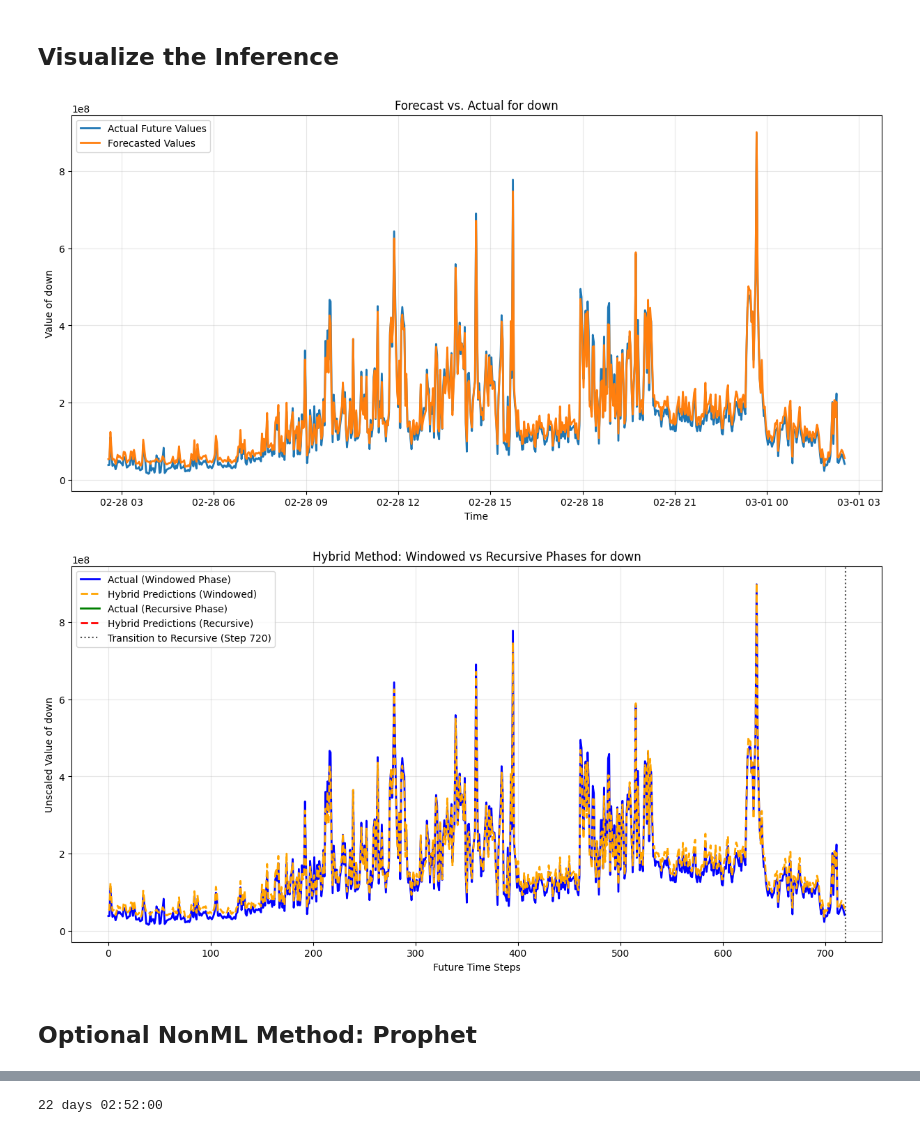
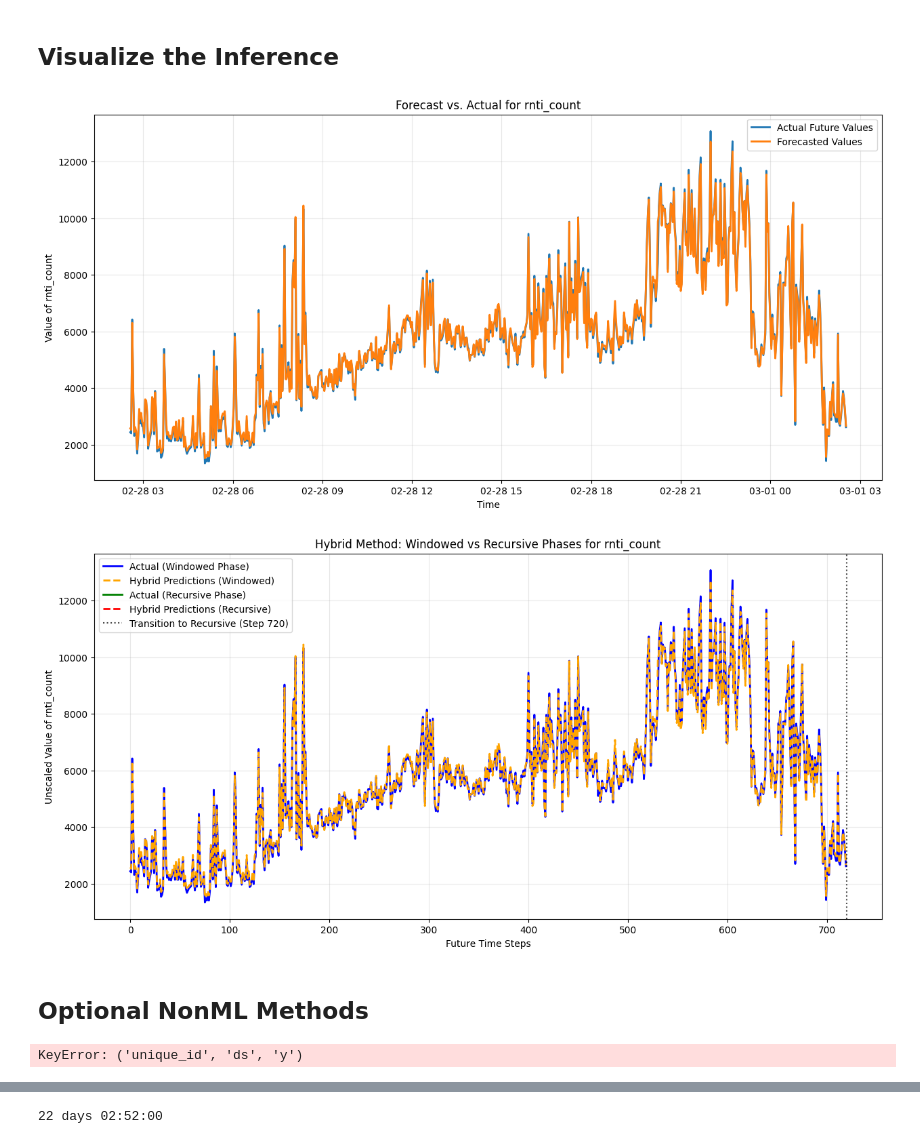
Before and after one commit to harp-wing/FLTS, a Jupyter notebook: Testing.ipynb, the cells around one changed output, grey strips where cells are left out. Saved outputs shown, nothing was run; the diff lists cells and outputs as text; code cells hidden in the pictures.

```diff
--- a/Testing.ipynb
+++ b/Testing.ipynb
@@ -31,23 +32,23 @@ df_eval = time_to_feature(df_eval)
 ## Define Model
 # %%
 class LSTM(nn.Module):
-    def __init__(self, n_endo_features, n_exo_features, hidden_size, output_size, num_layers=1):
+    def __init__(self, input_size: int, n_exo_features: int, hidden_size: int, output_size: int, num_layers: int=1):
         super(LSTM, self).__init__()
-        self.n_features = n_endo_features + n_exo_features
-        self.n_endo_features = n_endo_features
+        self.input_size = input_size
+        self.n_endo_features = input_size - n_exo_features
         self.n_exo_features = n_exo_features
         self.hidden_size = hidden_size
         self.output_size = output_size
         self.num_layers = num_layers
         self.lstm = nn.LSTM(self.n_features, hidden_size, num_layers, batch_first=True)
-        self.fc = nn.Linear(hidden_size, output_size * n_endo_features)
+        self.fc = nn.Linear(hidden_size, output_size * self.n_endo_features)
 
     def forward(self, x):
         """
         Defines the forward pass of the model.
 
         Args:
-            x (torch.Tensor): The input tensor of shape (batch_size, sequence_length, n_features).
+            x (torch.Tensor): The input tensor of shape (batch_size, sequence_length, input_size).
 
         Returns:
             torch.Tensor: The output tensor from the model.
@@ -338,7 +654,7 @@ Inference completed:
 plt.figure(figsize=(15, 7))
 
 # Select which feature to plot (0 for first feature, etc.)
-feature_to_plot = 0
+feature_to_plot = 2
 column_name = df_ml.columns[feature_to_plot]
 feature_name = f"{column_name}"  # Use actual column name
 
@@ -359,34 +675,68 @@ plt.show()
 
 # --- Additional Analysis: Show where method switched from windowed to recursive ---
 if len(actual_values_unscaled) > available_future_steps:
     plt.figure(figsize=(15, 7))
 
     # Plot windowed phase
     windowed_x = np.arange(available_future_steps)
     plt.plot(windowed_x, actual_values_unscaled[:available_future_steps, feature_to_plot],
              '-', label='Actual (Windowed Phase)', linewidth=2, color='blue')
     plt.plot(windowed_x, df_ml.iloc[:available_future_steps, feature_to_plot],
              '--', label='Hybrid Predictions (Windowed)', linewidth=2, color='orange')
 
     # Plot recursive phase
     recursive_x = np.arange(available_future_steps, INFERENCE_LENGTH)
     plt.plot(recursive_x, actual_values_unscaled[available_future_steps:INFERENCE_LENGTH, feature_to_plot],
              '-', label='Actual (Recursive Phase)', linewidth=2, color='green')
     plt.plot(recursive_x, df_ml.iloc[available_future_steps:INFERENCE_LENGTH, feature_to_plot],
              '--', label='Hybrid Predictions (Recursive)', linewidth=2, color='red')
 
     # Add vertical line to show transition
     plt.axvline(x=available_future_steps, color='black', linestyle=':', alpha=0.7,
                 label=f'Transition to Recursive (Step {available_future_steps})')
 
     plt.title(f'Hybrid Method: Windowed vs Recursive Phases for {feature_name}')
     plt.xlabel('Future Time Steps')
     plt.ylabel(f'Unscaled Value of {feature_name}')
     plt.legend()
     plt.grid(True, alpha=0.3)
     plt.show()
 # %% [output]
-[figure, old version]
+[figure, new version]
-[figure, old version]
+[figure, new version]
 # %% [markdown]
-## Optional NonML Method: Prophet
+## Optional NonML Methods
+# %%
+from statsforecast import StatsForecast
+from statsforecast.models import (                                                                                              # type: ignore
+    AutoARIMA, # AutoRegressive Integrated Moving Average
+    AutoETS, # Exponential Smoothing
+    AutoTBATS # Trigonometric seasonality, Box-Cox transformation, ARMA errors, Trend components, Seasonal components
+    # Consider also AutoMFLES
+)
+
+df_sf = df.copy()
+df_sf["unique_id"] = "1"  # Statsforecast requires a unique_id for each time series
+df_sf.index.rename("ds", inplace=True)
+df_sf = df_sf.reset_index()
+df_sf.rename(columns={"down": "y"}, inplace=True)
+df_sf = df_sf[["unique_id", "ds", "y"]]
+
+df_true = df_eval.copy()
+df_true["unique_id"] = "1"
+df_true.index.rename("ds", inplace=True)
+df_true = df_true.reset_index()
+X_df = df_true.drop(columns=TRIMS)
+
+sf = StatsForecast(
+    models=[AutoARIMA(season_length=30)],
+    freq="2min",
+    n_jobs=1,
+
+)
+
+sf.fit(df_sf)
+
+forecast_df = sf.predict(h=df_eval.shape[0], X_df=X_df)
+# %% [output]
+KeyError: ('unique_id', 'ds', 'y')
```
Also changed, not shown: parts of 11 cells of this notebook, 51 other files.
